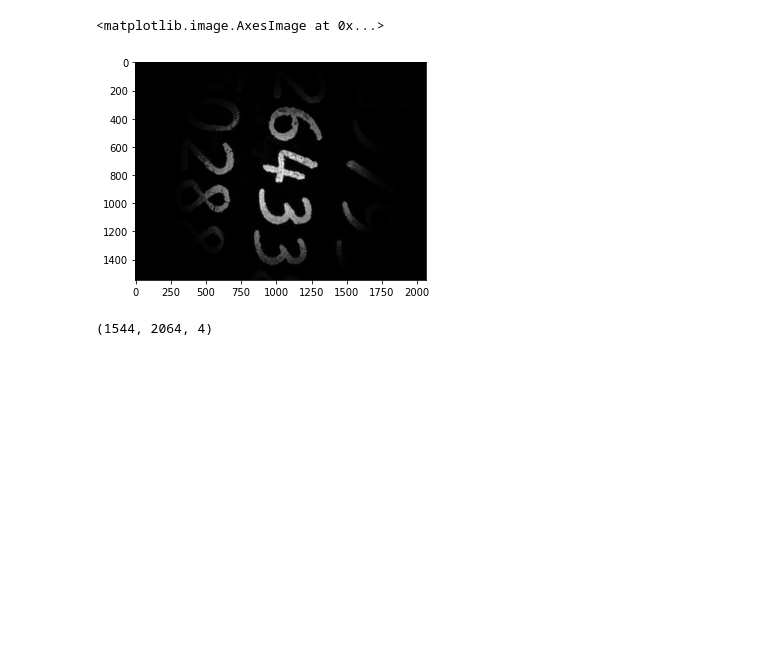
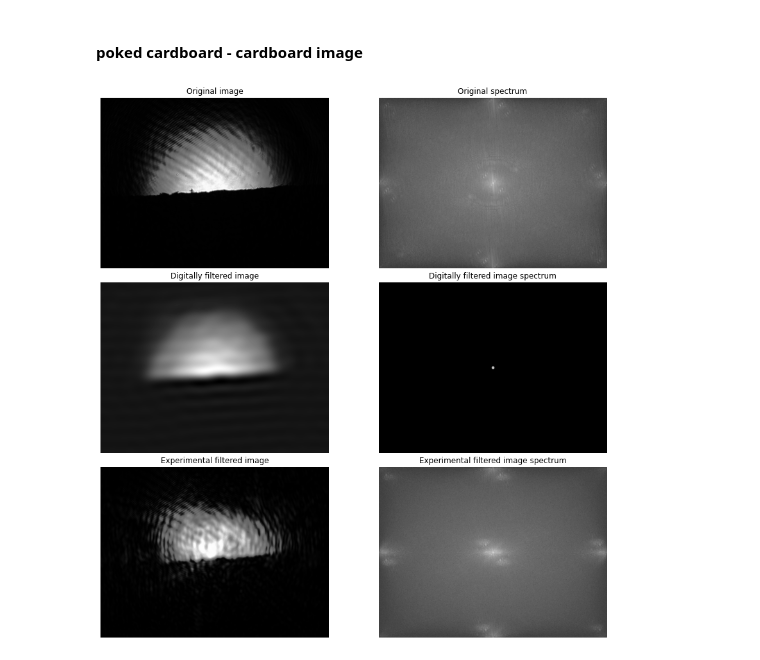
Before and after one commit to LeanderReascos/Photonics_II, a Jupyter notebook: PL2/Fourier_Image_digital_analysis.ipynb, the cells around one changed output. Saved outputs shown, nothing was run; the diff lists cells and outputs as text; code cells hidden in the pictures; blank space fills up the shorter version.

```diff
--- a/PL2/Fourier_Image_digital_analysis.ipynb
+++ b/PL2/Fourier_Image_digital_analysis.ipynb
@@ -115,61 +119,0 @@ passa_baixo_low_memory(imgs_open[0], imgs_PB_1[0], f_rad = 0.01)
-# %%
-
-
-
-
-
-
-
-
-
-
-
-
-
-
-
-
-
-
-
-
-
-
-
-
-
-
-
-
-
-
-
-
-
-
-
-
-
-
-
-
-
-
-
-
-
-
-
-
-
-rgb_weights = [0.2989, 0.5870, 0.1140]
-grayscale_image = np.dot(imgs_open[1], rgb_weights)
-
-plt.imshow(grayscale_image, cmap = 'gray')
-# %% [output]
-<matplotlib.image.AxesImage at 0x...>
-[figure, removed]
-# %%
-np.shape(iio.imread('./images/alto.tiff'))
-# %% [output]
-(1544, 2064, 4)
@@ -217,0 +120,7 @@ def passa_baixo(img, img_exp, f_rad = 0.1):
+# %% [markdown]
+#### poked cardboard - cardboard image
+# %%
+vmax = 0.009
+filter_low_high(0, imgs_cartao[0], imgs_PB_cartao_9[0], f_rad = vmax)
+# %% [output]
+[figure, added]
```
Also changed, not shown: parts of 20 cells of this notebook.
